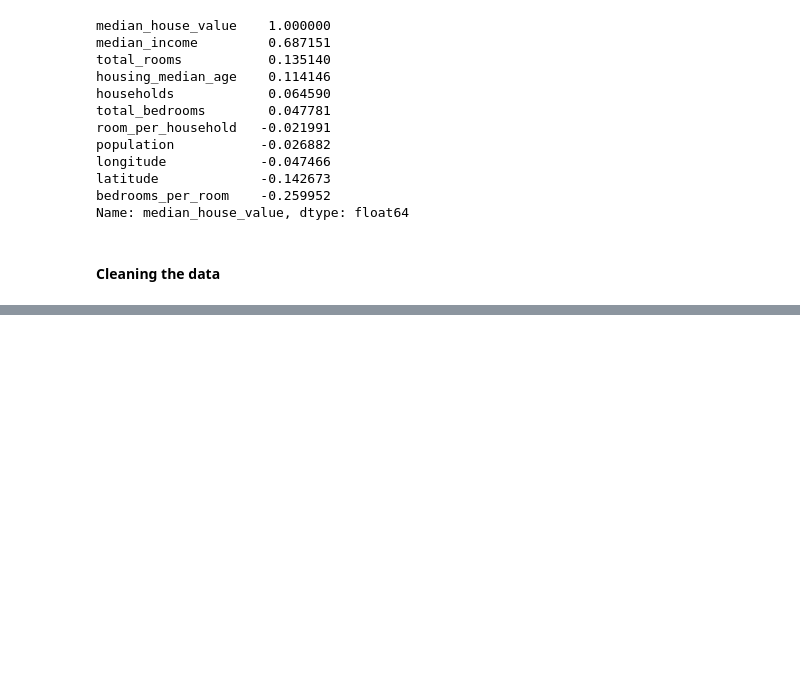
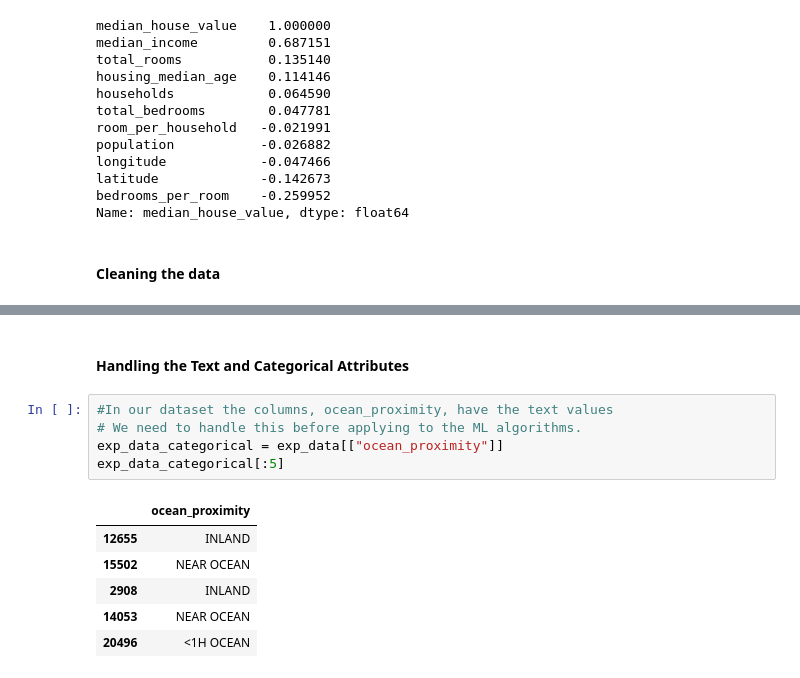
Before and after one commit to dhana56/ML_practice, a Jupyter notebook: model_1.ipynb, the cells around one changed output, grey strips where cells are left out. Saved outputs shown, nothing was run; the diff lists cells and outputs as text; blank space fills up the shorter version.

```diff
--- a/model_1.ipynb
+++ b/model_1.ipynb
@@ -222,0 +287,14 @@ Name: median_house_value, dtype: float64
+# %% [markdown]
+#### Handling the Text and Categorical Attributes
+# %%
+#In our dataset the columns, ocean_proximity, have the text values
+# We need to handle this before applying to the ML algorithms.
+exp_data_categorical = exp_data[["ocean_proximity"]]
+exp_data_categorical[:5]
+# %% [output]
+|  | ocean_proximity |
+| 12655 | INLAND |
+| 15502 | NEAR OCEAN |
+| 2908 | INLAND |
+| 14053 | NEAR OCEAN |
+| 20496 | <1H OCEAN |
```
Also changed, not shown: parts of 12 cells of this notebook.
